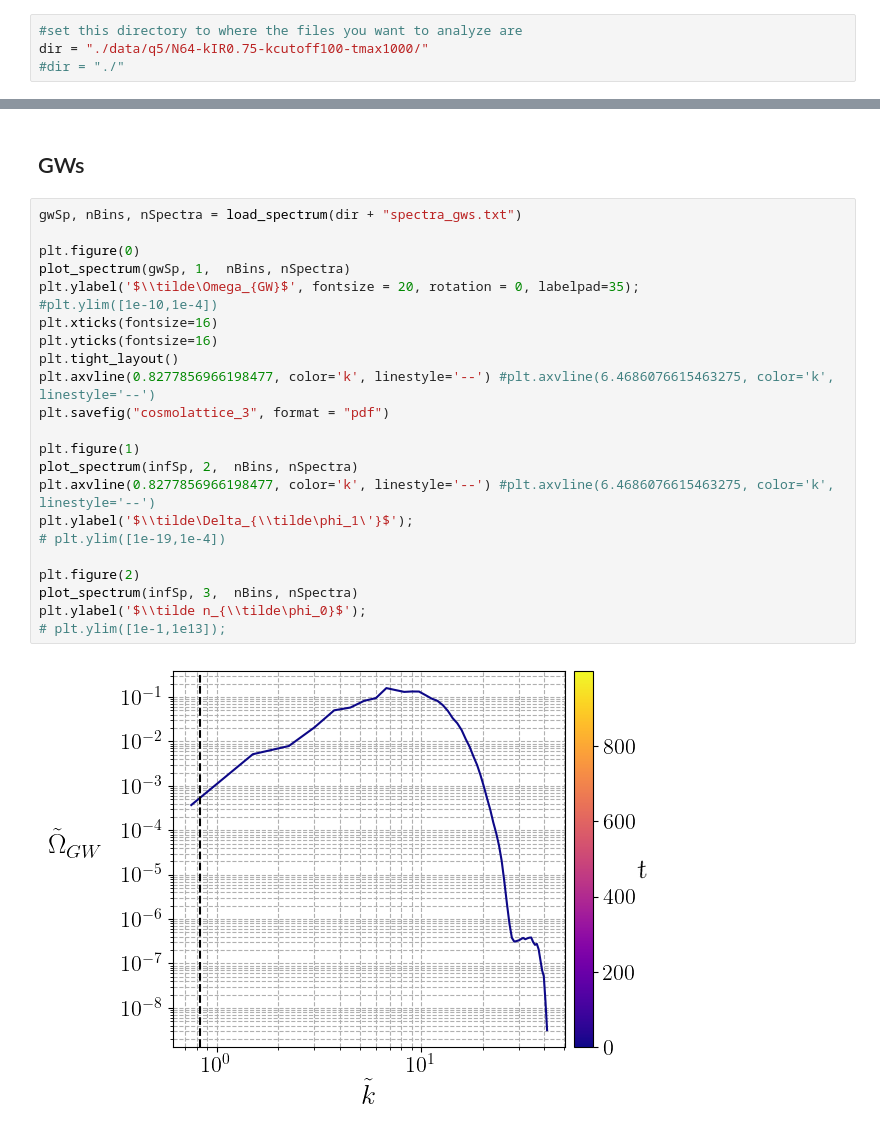
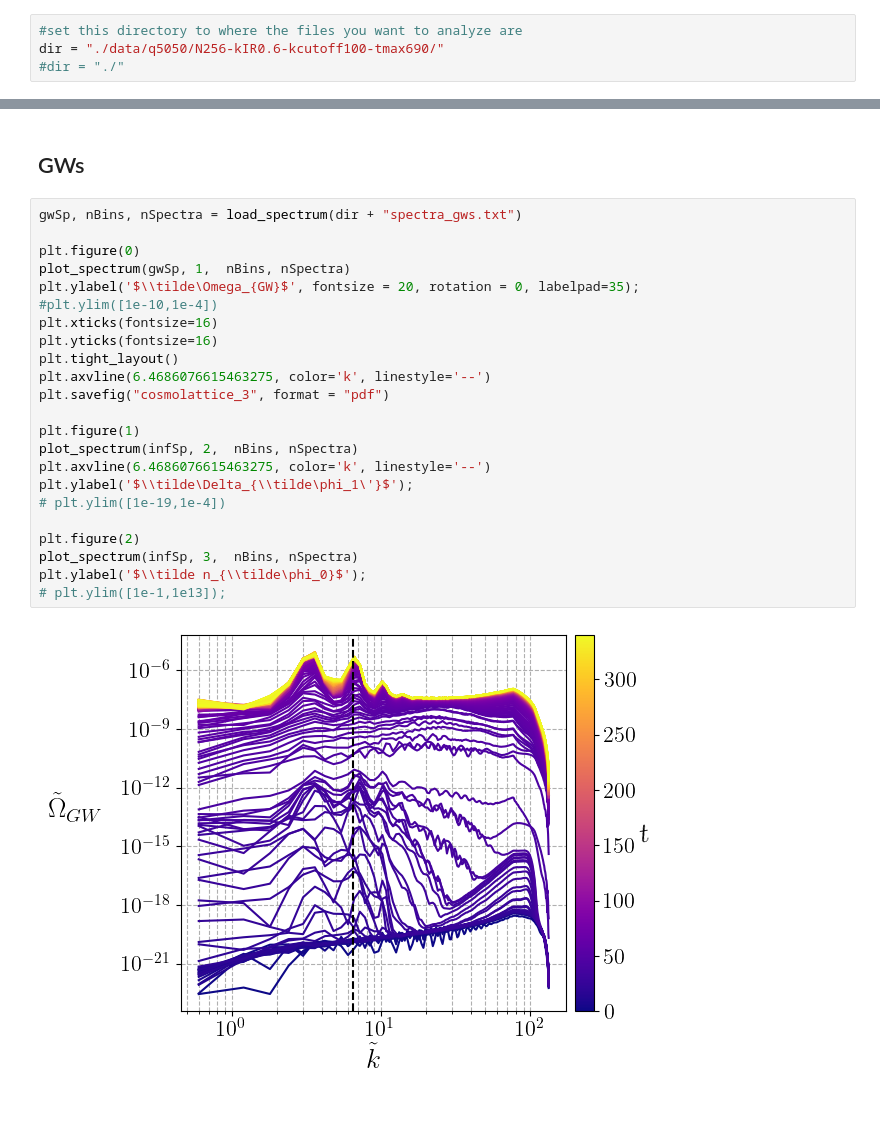
Before and after one commit to TomasCiccarella/Tesis, a Jupyter notebook: cosmolattice/build_lphi4/L2b-lphi4.ipynb, the cells around one changed output, grey strips where cells are left out. Saved outputs shown, nothing was run; the diff lists cells and outputs as text.

```diff
--- a/cosmolattice/build_lphi4/L2b-lphi4.ipynb
+++ b/cosmolattice/build_lphi4/L2b-lphi4.ipynb
@@ -15,7 +15,7 @@ mpl.rc('xtick', labelsize=14)
 mpl.rc('ytick', labelsize=14)
 # %%
 #set this directory to where the files you want to analyze are
-dir = "./data/q5/N64-kIR0.75-kcutoff100-tmax1000/"
+dir = "./data/q5050/N256-kIR0.6-kcutoff100-tmax690/"
 #dir = "./"
 # %% [markdown]
 # Scale factor $a(\tilde\eta)$
@@ -273,25 +273,25 @@ Text(0, 0.5, '$\\tilde n_{\\tilde\\phi_1}$')
 # %%
 gwSp, nBins, nSpectra = load_spectrum(dir + "spectra_gws.txt")
 
 plt.figure(0)
 plot_spectrum(gwSp, 1,  nBins, nSpectra)
 plt.ylabel('$\\tilde\Omega_{GW}$', fontsize = 20, rotation = 0, labelpad=35);
 #plt.ylim([1e-10,1e-4])
 plt.xticks(fontsize=16)
 plt.yticks(fontsize=16)
 plt.tight_layout()
-plt.axvline(0.8277856966198477, color='k', linestyle='--') #plt.axvline(6.4686076615463275, color='k', linestyle='--')
+plt.axvline(6.4686076615463275, color='k', linestyle='--')
 plt.savefig("cosmolattice_3", format = "pdf")
 
 plt.figure(1)
 plot_spectrum(infSp, 2,  nBins, nSpectra)
-plt.axvline(0.8277856966198477, color='k', linestyle='--') #plt.axvline(6.4686076615463275, color='k', linestyle='--')
+plt.axvline(6.4686076615463275, color='k', linestyle='--')
 plt.ylabel('$\\tilde\Delta_{\\tilde\phi_1\'}$');
 # plt.ylim([1e-19,1e-4])
 
 plt.figure(2)
 plot_spectrum(infSp, 3,  nBins, nSpectra)
 plt.ylabel('$\\tilde n_{\\tilde\phi_0}$');
 # plt.ylim([1e-1,1e13]);
 # %% [output]
-[figure, old version]
+[figure, new version]
```
Also changed, not shown: parts of 8 cells of this notebook, 37 other files.
